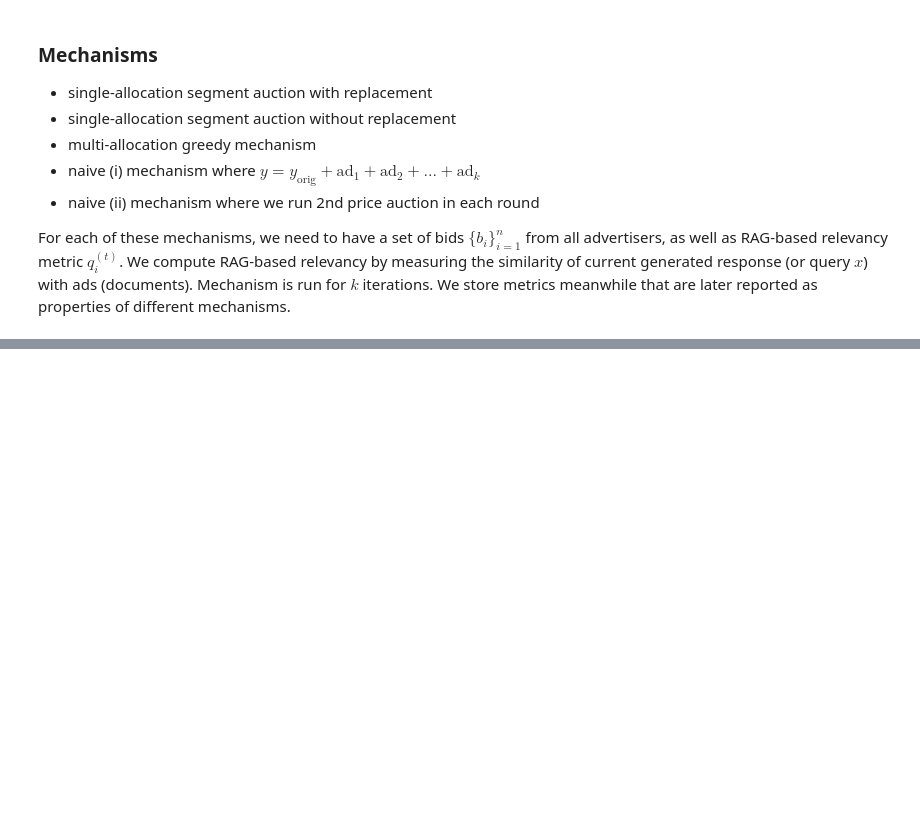
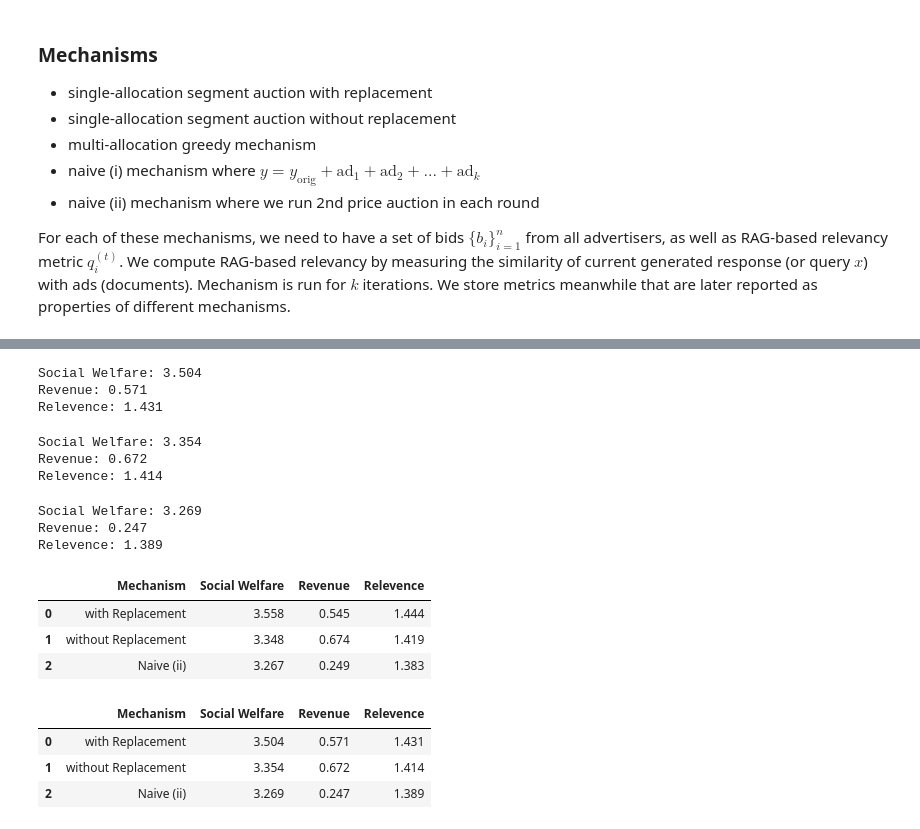
Before and after one commit to k1rezaei/llm-adv, a Jupyter notebook: experiments-git.ipynb, the cells around one changed output, grey strips where cells are left out. Saved outputs shown, nothing was run; the diff lists cells and outputs as text; code cells hidden in the pictures; blank space fills up the shorter version.

```diff
--- a/experiments-git.ipynb
+++ b/experiments-git.ipynb
@@ -443,0 +677,54 @@ m1
+# %%
+runs = []
+
+for N in range(num_of_repeat):
+    m, y = single_allocation_with_replacement(prompt=prompt, advertisers=advertisers, ads=ads, bids=bids, num_of_segments=3, dependent=False)
+    sw = np.sum(m[SOCIAL_WELFARE])
+    revenue = np.sum(m[REVENUE])
+    relevence = np.sum(m[RELEVANCE])
+    runs.append((sw, revenue, relevence,))
+
+runs = np.array(runs)
+
+vals = [[float(f'{np.mean(runs[:, j]):.3f}') for j in range(3)]]
+print(f'Social Welfare: {np.mean(runs[:, 0]):.3f}\nRevenue: {np.mean(runs[:, 1]):.3f}\nRelevence: {np.mean(runs[:, 2]):.3f}')
+# %% [output]
+Social Welfare: 3.504
+Revenue: 0.571
+Relevence: 1.431
+# %%
+runs = []
+
+for N in range(num_of_repeat):
+    m, y = single_allocation_without_replacement(prompt=prompt, advertisers=advertisers, ads=ads, bids=np.copy(bids), num_of_segments=3, dependent=False)
+    sw = np.sum(m[SOCIAL_WELFARE])
+    revenue = np.sum(m[REVENUE])
+    relevence = np.sum(m[RELEVANCE])
+    runs.append((sw, revenue, relevence,))
+
+runs = np.array(runs)
+
+vals.append([float(f'{np.mean(runs[:, j]):.3f}') for j in range(3)])
+print(f'Social Welfare: {np.mean(runs[:, 0]):.3f}\nRevenue: {np.mean(runs[:, 1]):.3f}\nRelevence: {np.mean(runs[:, 2]):.3f}')
+# %% [output]
+Social Welfare: 3.354
+Revenue: 0.672
+Relevence: 1.414
+# %%
+runs = []
+
+for N in range(num_of_repeat):
+    m, y = single_allocation_naive_ii(prompt=prompt, advertisers=advertisers, ads=ads, bids=np.copy(bids), num_of_segments=3, dependent=False)
+    sw = np.sum(m[SOCIAL_WELFARE])
+    revenue = np.sum(m[REVENUE])
+    relevence = np.sum(m[RELEVANCE])
+    runs.append((sw, revenue, relevence,))
+
+runs = np.array(runs)
+
+vals.append([float(f'{np.mean(runs[:, j]):.3f}') for j in range(3)])
+print(f'Social Welfare: {np.mean(runs[:, 0]):.3f}\nRevenue: {np.mean(runs[:, 1]):.3f}\nRelevence: {np.mean(runs[:, 2]):.3f}')
+# %% [output]
+Social Welfare: 3.269
+Revenue: 0.247
+Relevence: 1.389
@@ -443,0 +733,14 @@ m1
+# %%
+df = pd.DataFrame({
+    'Mechanism': ['with Replacement', 'without Replacement', 'Naive (ii)'],
+    'Social Welfare': [3.558, 3.348, 3.267],
+    'Revenue': [0.545, 0.674, 0.249],
+    'Relevence': [1.444, 1.419, 1.383]
+})
+# %%
+df # old
+# %% [output]
+|  | Mechanism | Social Welfare | Revenue | Relevence |
+| 0 | with Replacement | 3.558 | 0.545 | 1.444 |
+| 1 | without Replacement | 3.348 | 0.674 | 1.419 |
+| 2 | Naive (ii) | 3.267 | 0.249 | 1.383 |
@@ -443,0 +756,7 @@ m1
+# %%
+df
+# %% [output]
+|  | Mechanism | Social Welfare | Revenue | Relevence |
+| 0 | with Replacement | 3.504 | 0.571 | 1.431 |
+| 1 | without Replacement | 3.354 | 0.672 | 1.414 |
+| 2 | Naive (ii) | 3.269 | 0.247 | 1.389 |
```
Also changed, not shown: parts of 70 cells of this notebook, 1 other file.
